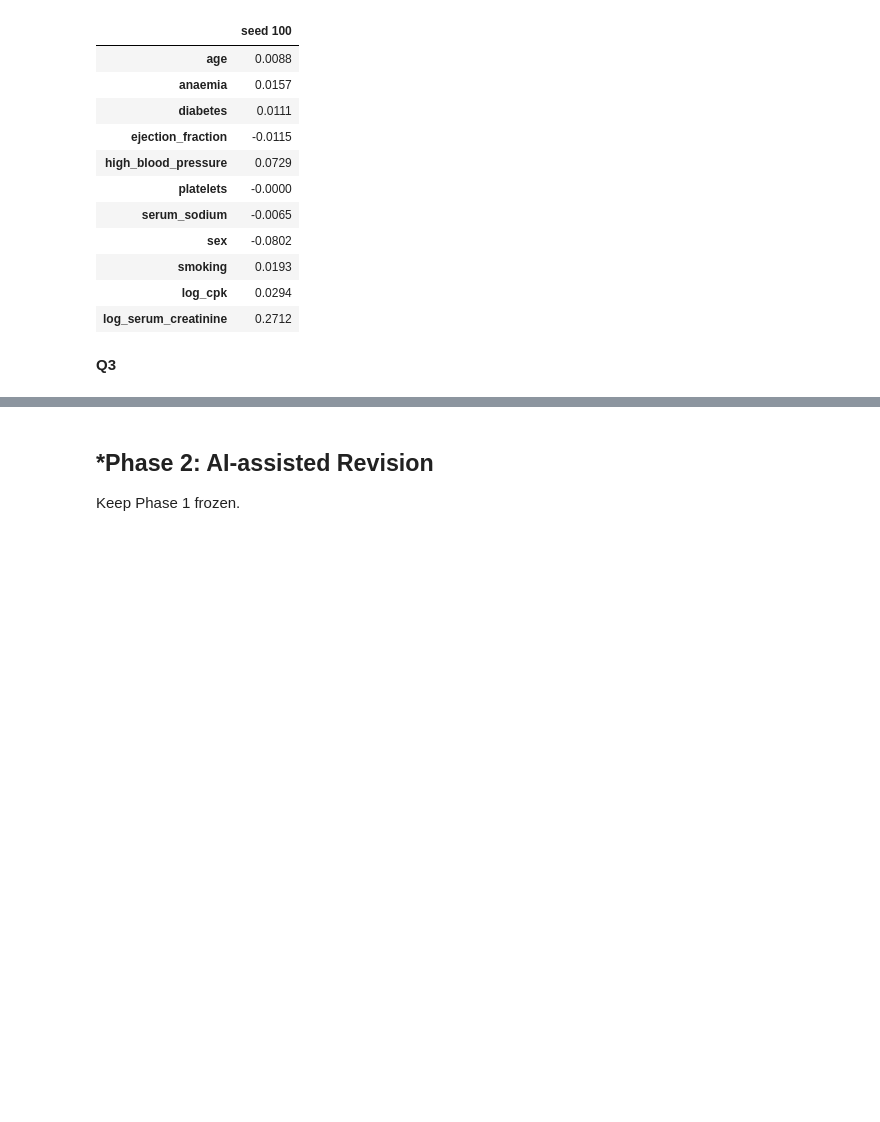
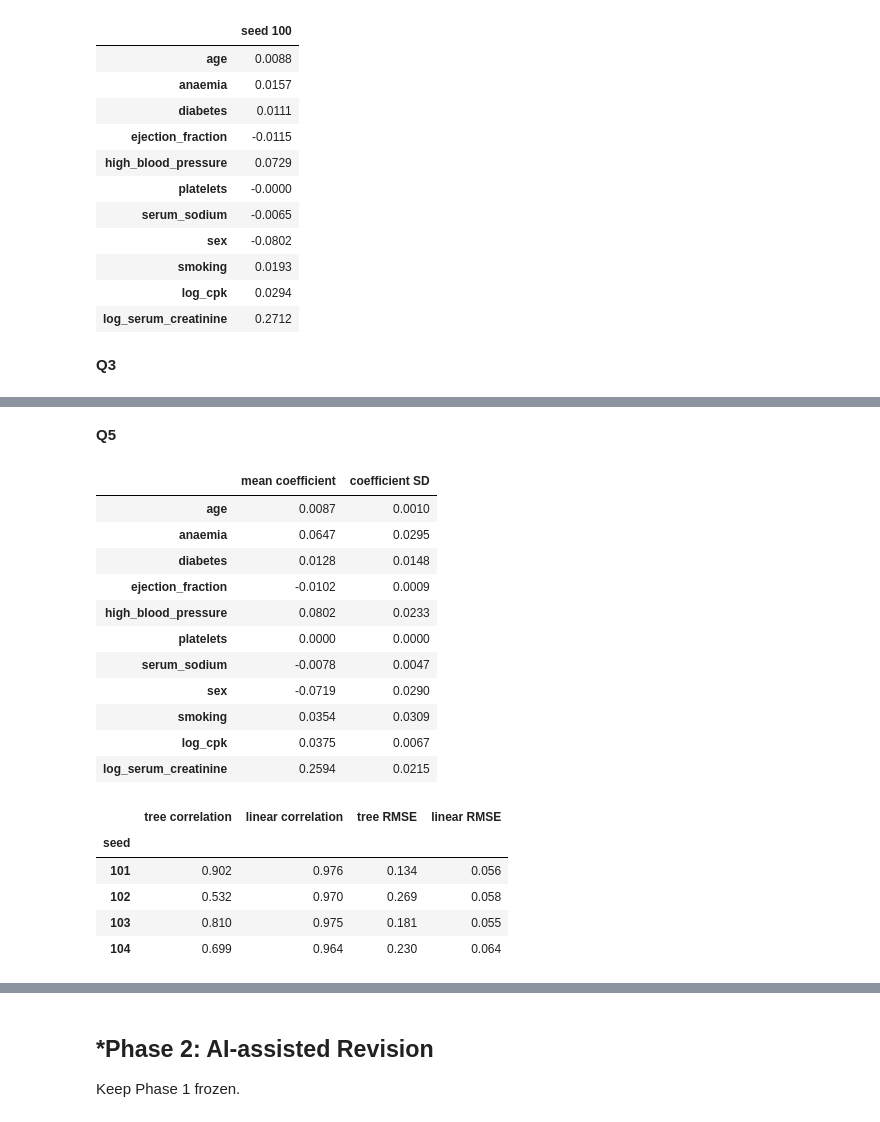
Before and after one commit to fcx4bw/L03-tree-stability, a Jupyter notebook: notebook.ipynb, the cells around one changed output, grey strips where cells are left out. Drawn from its saved outputs; the diff is of its cells as text; code cells hidden in the pictures; blank space fills up the shorter version.

```diff
--- a/notebook.ipynb
+++ b/notebook.ipynb
@@ -280,0 +343,40 @@ plt.show()
+# %% [markdown]
+**Q5**
+# %%
+# Quantify linear-coefficient stability across the five splits
+coef_summary = pd.DataFrame({
+    "mean coefficient": coefs.drop(columns="sd across seeds").mean(axis=1),
+    "coefficient SD": coefs["sd across seeds"],
+}).round(4)
+display(coef_summary)
+
+# Quantify prediction stability on the seed-100 test set
+stability_rows = []
+for seed in alt_seeds:
+    stability_rows.append({
+        "seed": seed,
+        "tree correlation": round(np.corrcoef(tree_pred_main, tree_pred_alt[seed])[0, 1], 3),
+        "linear correlation": round(np.corrcoef(lm_pred_main, lm_pred_alt[seed])[0, 1], 3),
+        "tree RMSE": round(np.sqrt(np.mean((tree_pred_main - tree_pred_alt[seed]) ** 2)), 3),
+        "linear RMSE": round(np.sqrt(np.mean((lm_pred_main - lm_pred_alt[seed]) ** 2)), 3),
+    })
+display(pd.DataFrame(stability_rows).set_index("seed"))
+# %% [output]
+|  | mean coefficient | coefficient SD |
+| age | 0.0087 | 0.0010 |
+| anaemia | 0.0647 | 0.0295 |
+| diabetes | 0.0128 | 0.0148 |
+| ejection_fraction | -0.0102 | 0.0009 |
+| high_blood_pressure | 0.0802 | 0.0233 |
+| platelets | 0.0000 | 0.0000 |
+| serum_sodium | -0.0078 | 0.0047 |
+| sex | -0.0719 | 0.0290 |
+| smoking | 0.0354 | 0.0309 |
+| log_cpk | 0.0375 | 0.0067 |
+| log_serum_creatinine | 0.2594 | 0.0215 |
+|  | tree correlation | linear correlation | tree RMSE | linear RMSE |
+| seed |  |  |  |  |
+| 101 | 0.902 | 0.976 | 0.134 | 0.056 |
+| 102 | 0.532 | 0.970 | 0.269 | 0.058 |
+| 103 | 0.810 | 0.975 | 0.181 | 0.055 |
+| 104 | 0.699 | 0.964 | 0.230 | 0.064 |
```
Also changed, not shown: parts of 6 cells of this notebook.
